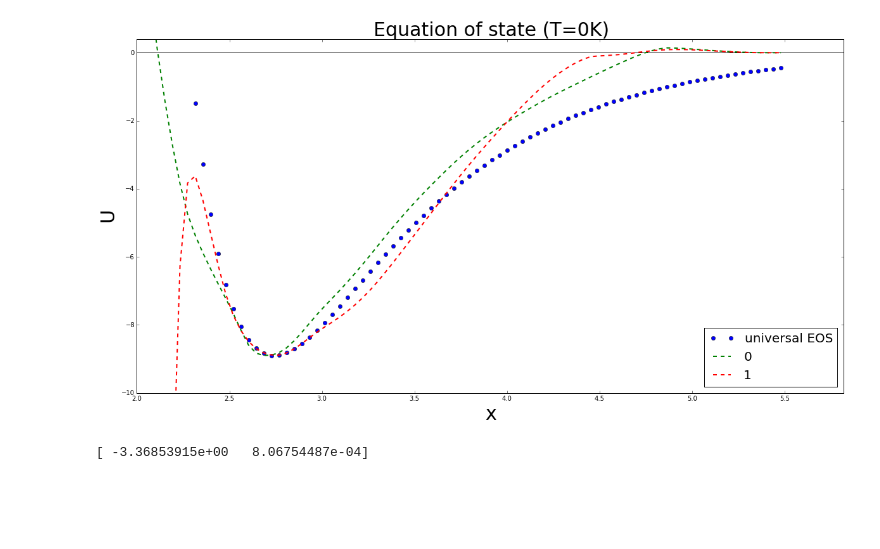
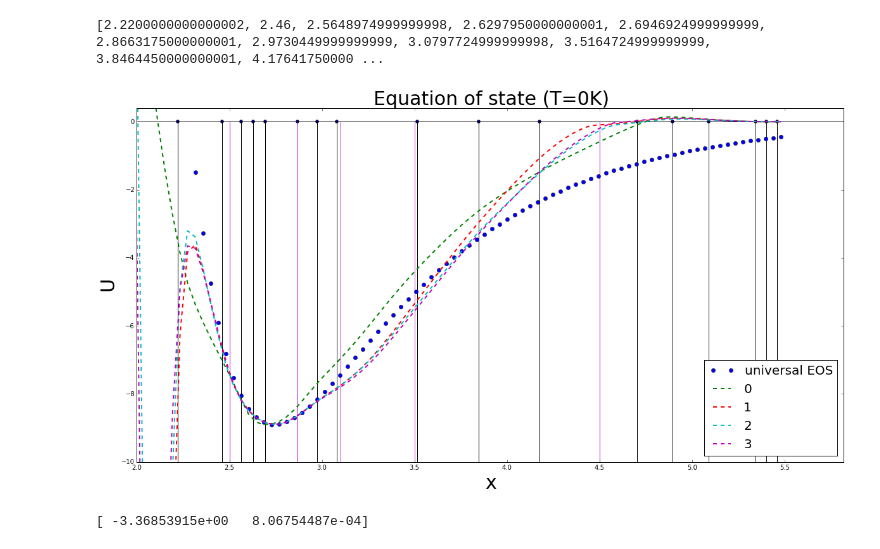
Before and after one commit to vlcekl/eam-models, a Jupyter notebook: notebooks/inspect_and_save.ipynb, the cells around one changed output. Drawn from its saved outputs; the diff is of its cells as text; code cells hidden in the pictures; blank space fills up the shorter version.

```diff
--- a/notebooks/inspect_and_save.ipynb
+++ b/notebooks/inspect_and_save.ipynb
@@ -40,6 +40,6 @@ with open(os.path.join(working, params_file + '.pickle'), 'rb') as fi:
 with open(os.path.join(working, params_old + '.pickle'), 'rb') as fi:
     param_list_old = pickle.load(fi)
 # %%
-param_list = [param_list_old[0]] + param_list[:1]
+param_list = [param_list_old[0]] + param_list[:1] + param_list[-2:]
 print(len(param_list))
 # %% [output]
@@ -241,31 +241,33 @@ for pars, stats in zip(param_list, stats_list):
 # %%
 plt.figure(figsize=(20,10))
 
 plt.title('Equation of state (T=0K)', fontsize=30)
 
 plt.plot(ene_eos[0][:,0]*2.74, [universal_eos(x, 'W') for x in ene_eos[0][:,0]], 'o', label='universal EOS')
 for i in range(len(param_list)):
     plt.plot(ene_eos[i][:,0]*2.74, ene_eos[i][:,3]/128,'--', lw=2, label=str(i))
 
-#plt.scatter(stats['hyperparams']['pair'], np.zeros(len(stats['hyperparams']['pair'])))
-#plt.vlines(stats['hyperparams']['pair']+[5.66], -10, 0)
-#plt.vlines(stats['hyperparams']['edens'], -10, 0, colors='m')
+plt.scatter(stats_list[1]['hyperparams']['pair'], np.zeros(len(stats_list[1]['hyperparams']['pair'])))
+plt.vlines(stats_list[1]['hyperparams']['pair'], -10, 0)
+plt.vlines(stats_list[1]['hyperparams']['edens'], -10, 0, colors='m')
 
 #plt.vlines(np.linspace(2.25, 5.5, 14), -10, 0, colors='r')
 #plt.vlines([2.26, 2.5 , 2.66, 2.74, 2.86, 3.06, 3.30, 3.62 , 3.9, 4.22, 4.54, 4.86, 5.18, 5.5], -10, 0, colors='g')
+print(stats_list[1]['hyperparams']['pair'])
 
 plt.hlines(0.0,0.5,6.0,lw=1)
 plt.legend(loc='best', fontsize=20)
 plt.xlim(2.0, 5.82)
 #plt.xlim(2.5, 3.)
 plt.ylim(-10,0.4)
 #plt.ylim(-9.,-8.)
 
 plt.xlabel('x', fontsize=30)
 plt.ylabel(r'U', fontsize=30)
 plt.savefig(os.path.join(reports, 'universal_eos'+'.png'))
 # %% [output]
+[2.2200000000000002, 2.46, 2.5648974999999998, 2.6297950000000001, 2.6946924999999999, 2.8663175000000001, 2.9730449999999999, 3.0797724999999998, 3.5164724999999999, 3.8464450000000001, 4.17641750000 ...
-[figure, old version]
+[figure, new version]
 # %%
 file_name = os.path.join(working, "params_optimal.pickle")
 
```
Also changed, not shown: parts of 11 cells of this notebook, 28 other files.
